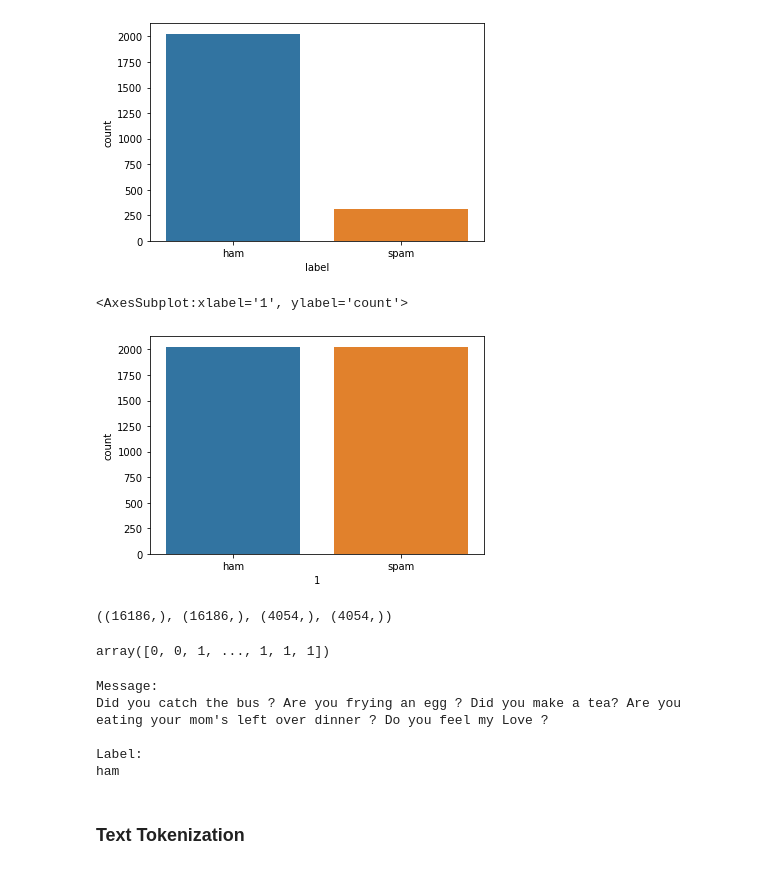
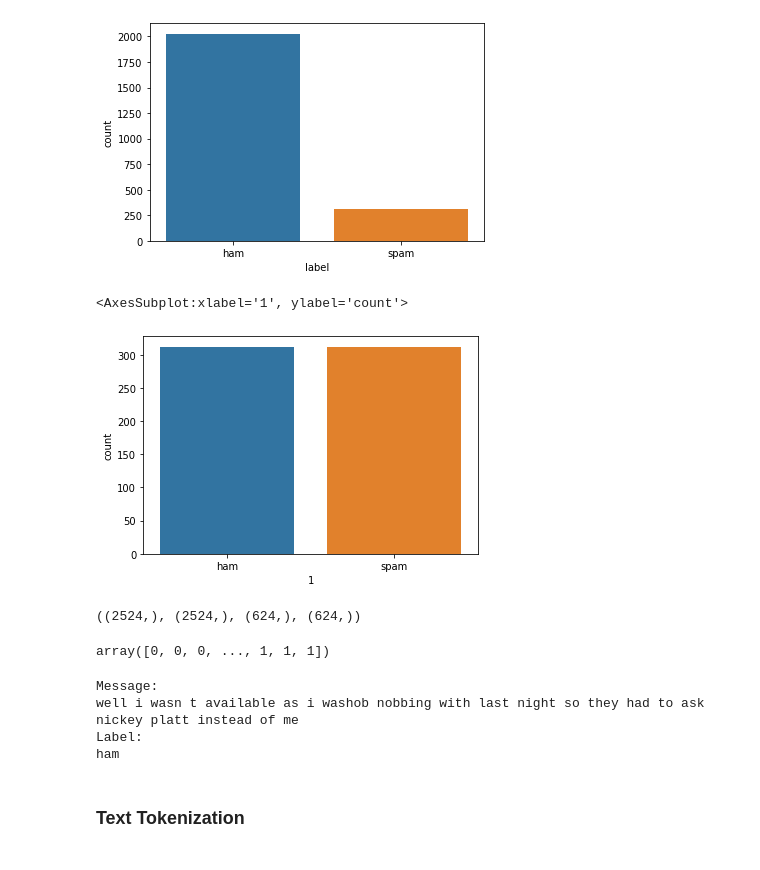
Before and after one commit to SWE-Ahmed/spam-ham-model, a Jupyter notebook: model/spam_ham_model.ipynb, the cells around one changed output. Drawn from its saved outputs; the diff is of its cells as text; code cells hidden in the pictures.

Commit message:
update: used undersampling + final model dev

```diff
--- a/model/spam_ham_model.ipynb
+++ b/model/spam_ham_model.ipynb
@@ -112,6 +117,7 @@ Before proceeding to examine the imbalance in our data, we will first clean it f
 for i in range(0,sms_big.shape[0]):
     message = re.sub(pattern='[^a-zA-Z]', repl=' ', string=sms_big.message.iloc[i])
     message = message.lower()
+    sms_big.message.iloc[i] = message
 # %% [markdown]
 We will start our data examination through:
 
@@ -219,8 +225,11 @@ plt.show()
 # %% [markdown]
 We can see that our target class, `spam`, is imbalanced. Thus we would use `smote` to fix this issue.
 # %%
-# prepare smote instance along with data splits for oversampling
-sm = SMOTEN(random_state=42)
+## prepare smote instance along with data splits for oversampling
+# sm = SMOTEN(random_state=42)
+## prepare under sampler instance
+unders = RandomUnderSampler(random_state=42,replacement=True)
+
 X = sms_big.message
 y = sms_big.label
 X_train, X_test, y_train, y_test = train_test_split(X, y, test_size=0.2, random_state=42)
@@ -233,7 +242,7 @@ sns.countplot(x='label', data=train_df)
 [figure]
 # %%
 # training data after oversampling
-X_res, y_res = sm.fit_resample(np.array(X_train).reshape(-1,1), np.array(y_train).reshape(-1,1))
+X_res, y_res = unders.fit_resample(np.array(X_train).reshape(-1,1), np.array(y_train).reshape(-1,1))
 X_train_res = pd.Series(X_res.reshape(-1))
 y_train_res = pd.Series(y_res.reshape(-1))
 train_df = pd.concat([X_train_res, y_train_res], axis=1)
@@ -252,19 +261,19 @@ sns.countplot(x='label', data=test_df)
 [figure]
 # %%
 # testing data after oversampling
-X_res, y_res = sm.fit_resample(np.array(X_test).reshape(-1,1), np.array(y_test).reshape(-1,1))
+X_res, y_res = unders.fit_resample(np.array(X_test).reshape(-1,1), np.array(y_test).reshape(-1,1))
 X_test_res = pd.Series(X_res.reshape(-1))
 y_test_res = pd.Series(y_res.reshape(-1))
 test_df = pd.concat([X_test_res, y_test_res], axis=1)
 sns.countplot(x=1, data=test_df)
 # %% [output]
 <AxesSubplot:xlabel='1', ylabel='count'>
-[figure, old version]
+[figure, new version]
 # %%
 # shape of each set
 X_train_res.shape, y_train_res.shape, X_test_res.shape, y_test_res.shape
 # %% [output]
-((16186,), (16186,), (4054,), (4054,))
+((2524,), (2524,), (624,), (624,))
 # %%
 # convert the datasets to numpy arrays
 X_train_res = X_train_res.to_numpy()
@@ -280,7 +289,7 @@ y_test_res = le.fit_transform(y_test_res)
 # %%
 y_train_res
 # %% [output]
-array([0, 0, 1, ..., 1, 1, 1])
+array([0, 0, 0, ..., 1, 1, 1])
 # %%
 # sample random observations to become one with the data
 from random import randint
@@ -289,8 +298,7 @@ print(f"Message:\n{sms_big.iloc[index].message}")
 print(f"Label:\n{sms_big.iloc[index].label}")
 # %% [output]
 Message:
-Did you catch the bus ? Are you frying an egg ? Did you make a tea? Are you eating your mom's left over dinner ? Do you feel my Love ?
-
+well i wasn t available as i washob nobbing with last night so they had to ask nickey platt instead of me
 Label:
 ham
 # %% [markdown]
```
Also changed, not shown: parts of 27 cells of this notebook.
